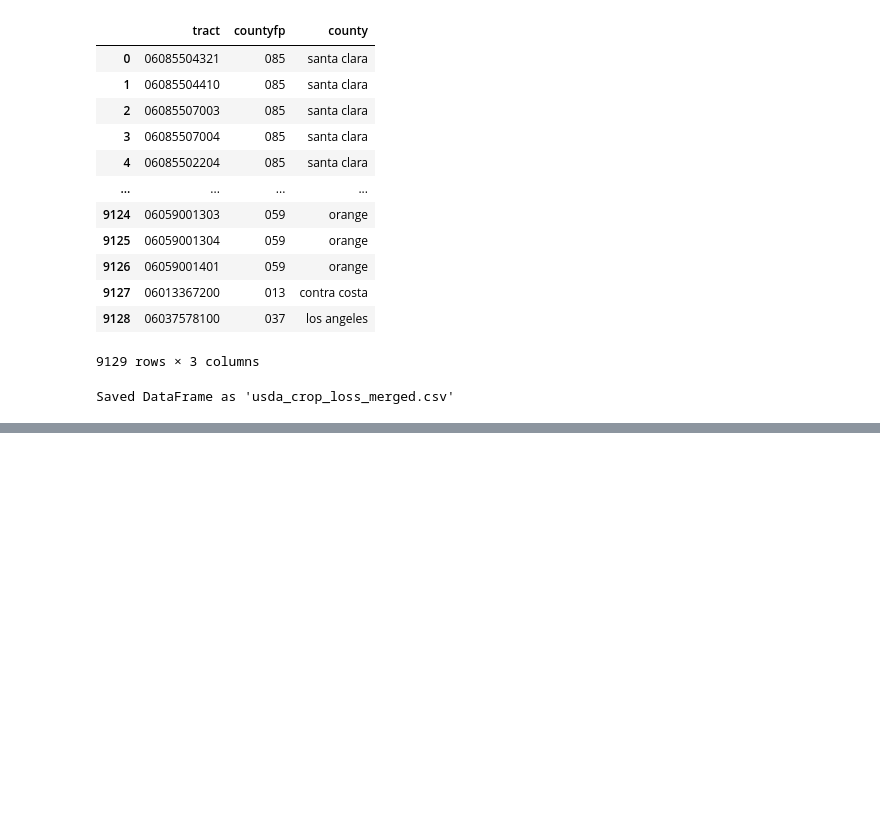
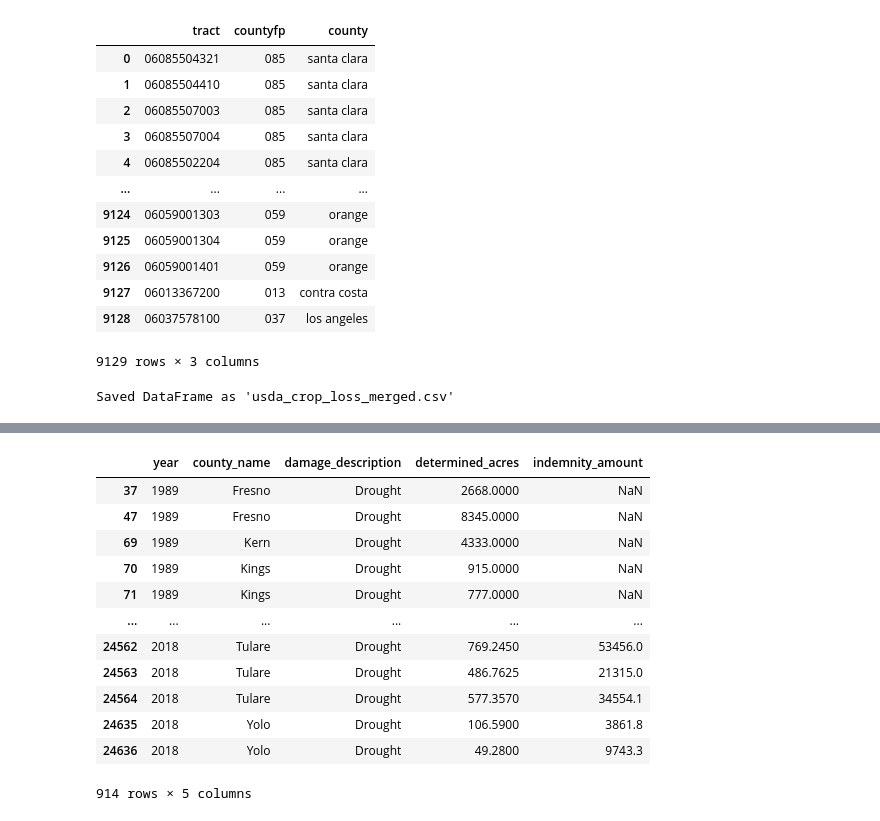
Before and after one commit to Eagle-Rock-Analytics/carb-climate-index, a Jupyter notebook: scripts/data_metric_calc/climate_crop_loss.ipynb, the cells around one changed output, grey strips where cells are left out. Saved outputs shown, nothing was run; the diff lists cells and outputs as text; code cells hidden in the pictures; blank space fills up the shorter version.

```diff
--- a/scripts/data_metric_calc/climate_crop_loss.ipynb
+++ b/scripts/data_metric_calc/climate_crop_loss.ipynb
@@ -396,0 +227,22 @@ for input_csv, varname in zip(input_csvs, varnames):
+# %%
+# select for relevent related events
+drought_types = ['Drought']
+
+# filter for heat events based on event type
+drought_events = all_events[all_events['damage_description'].isin(drought_types)]
+drought_events = drought_events[['year', 'county_name', 'damage_description', 'determined_acres', 'indemnity_amount']]
+drought_events
+# %% [output]
+|  | year | county_name | damage_description | determined_acres | indemnity_amount |
+| 37 | 1989 | Fresno | Drought | 2668.0000 | NaN |
+| 47 | 1989 | Fresno | Drought | 8345.0000 | NaN |
+| 69 | 1989 | Kern | Drought | 4333.0000 | NaN |
+| 70 | 1989 | Kings | Drought | 915.0000 | NaN |
+| 71 | 1989 | Kings | Drought | 777.0000 | NaN |
+| ... | ... | ... | ... | ... | ... |
+| 24562 | 2018 | Tulare | Drought | 769.2450 | 53456.0 |
+| 24563 | 2018 | Tulare | Drought | 486.7625 | 21315.0 |
+| 24564 | 2018 | Tulare | Drought | 577.3570 | 34554.1 |
+| 24635 | 2018 | Yolo | Drought | 106.5900 | 3861.8 |
+| 24636 | 2018 | Yolo | Drought | 49.2800 | 9743.3 |
+914 rows × 5 columns
```
Also changed, not shown: parts of 45 cells of this notebook.
